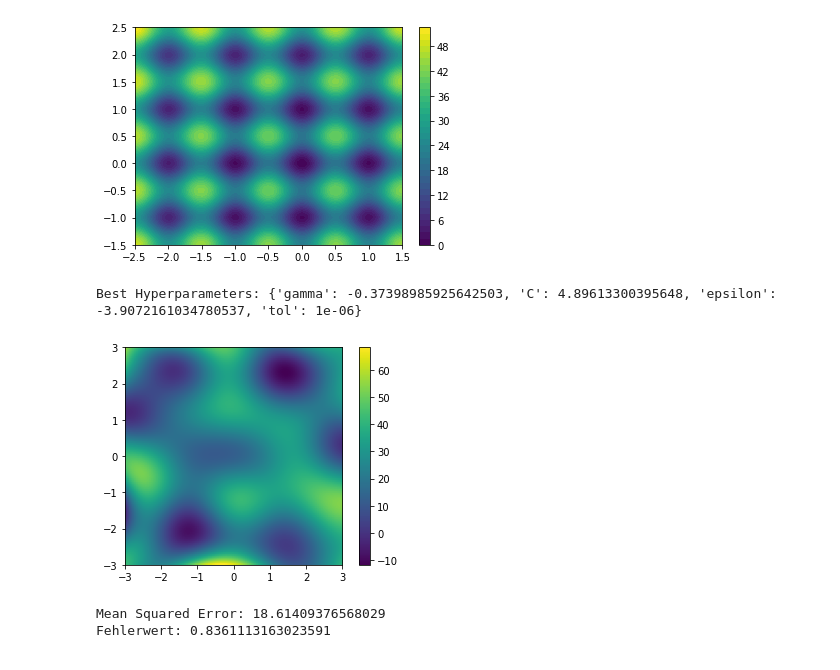
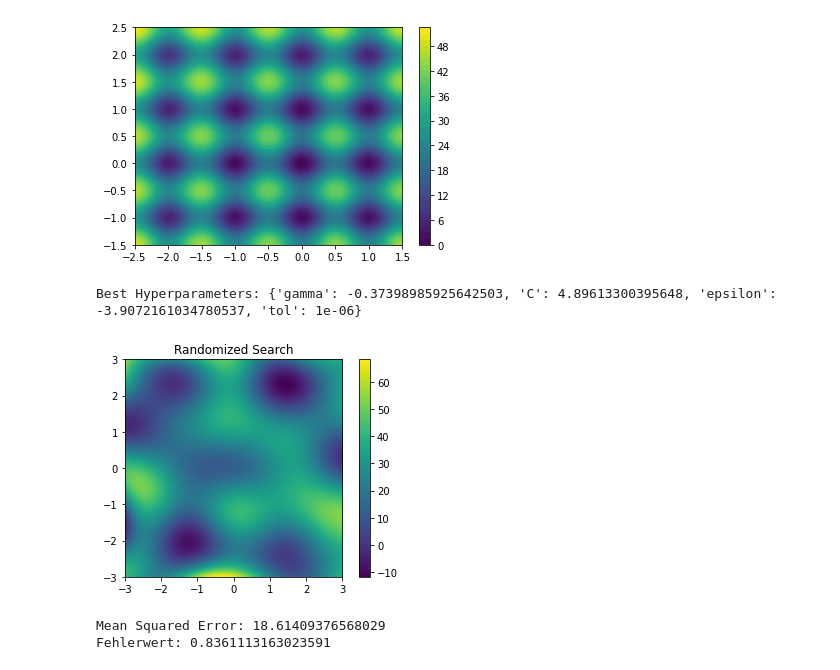
Before and after one commit to denizterzioglu/aotNEWUOA, a Jupyter notebook: Randomsearch.ipynb, the cells around one changed output. Cells and saved outputs as stored; diff of their text form; code cells hidden in the pictures.

```diff
--- a/Randomsearch.ipynb
+++ b/Randomsearch.ipynb
@@ -113,33 +113,34 @@ res = uniformRandomSearch(fun=fun, lower=[-6, -6, -6, -6], upper=[0, 6, 0, 0], c
 np.random.seed(1)
 lower = [-3, -3]
 upper = [3, 3]
 
 x = np.column_stack((np.random.uniform(lower[0], upper[0], n), np.random.uniform(lower[1], upper[1], n)))
 f = lambda x: 20 + x[:,0]**2 + x[:,1]**2 - 10*(np.cos(2*np.pi*x[:,0]) + np.cos(2*np.pi*x[:,1]))
 y = f(x)
 
 model = SVR(kernel='rbf', gamma=10**res['xbest'][0], C=10**res['xbest'][1], tol=10**res['xbest'][2])
 model.fit(x, y)
 yplot = model.predict(xplot_flat)
 df = pd.DataFrame({'x.1': xplot[0].ravel(), 'x.2': xplot[1].ravel(), 'y': yplot})
 z = df['y'].values.reshape((nplot_dim, nplot_dim))
 
 plt.imshow(z, extent=[lower[0], upper[0], lower[1], upper[1]], origin='lower', cmap='viridis')
 plt.colorbar()
+plt.title('Randomized Search')
 plt.show()
 
 # Berechnung des Mean Squared Error (MSE)
 y_pred = model.predict(x)
 mse = mean_squared_error(y, y_pred)
 
 # Berechnung des R2-Werts/Fehlerwerts
 r2 = r2_score(y, y_pred)
 
 # Ausgabe der Werte
 print("Mean Squared Error:", mse)
 print("Fehlerwert:", r2)
 # %% [output]
 Best Hyperparameters: {'gamma': -0.37398985925642503, 'C': 4.89613300395648, 'epsilon': -3.9072161034780537, 'tol': 1e-06}
-[figure, old version]
+[figure, new version]
 Mean Squared Error: 18.61409376568029
 Fehlerwert: 0.8361113163023591
```
Also changed, not shown: 3 other files.
